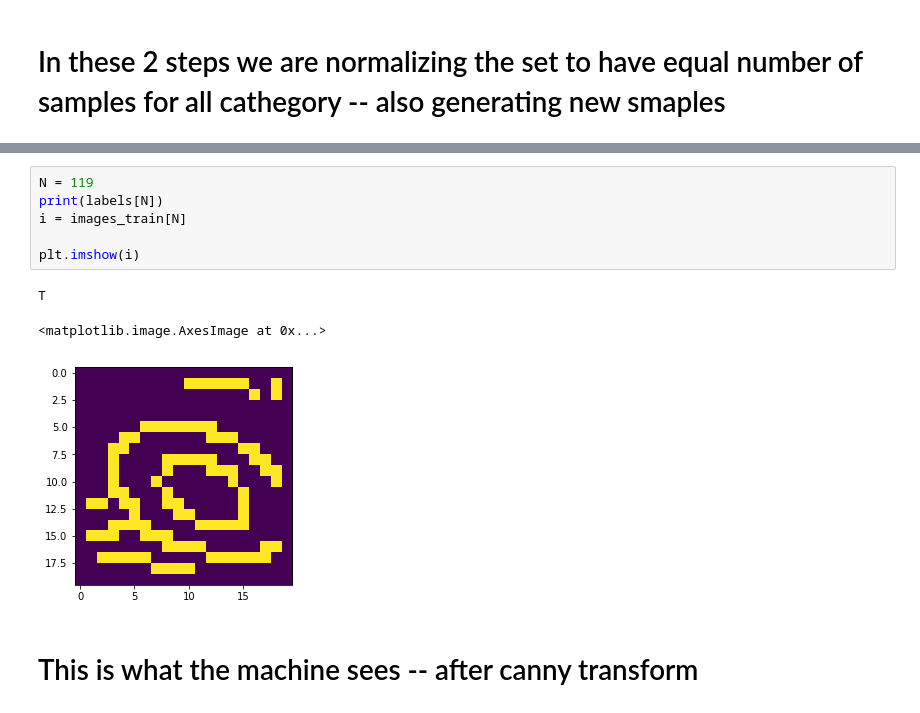
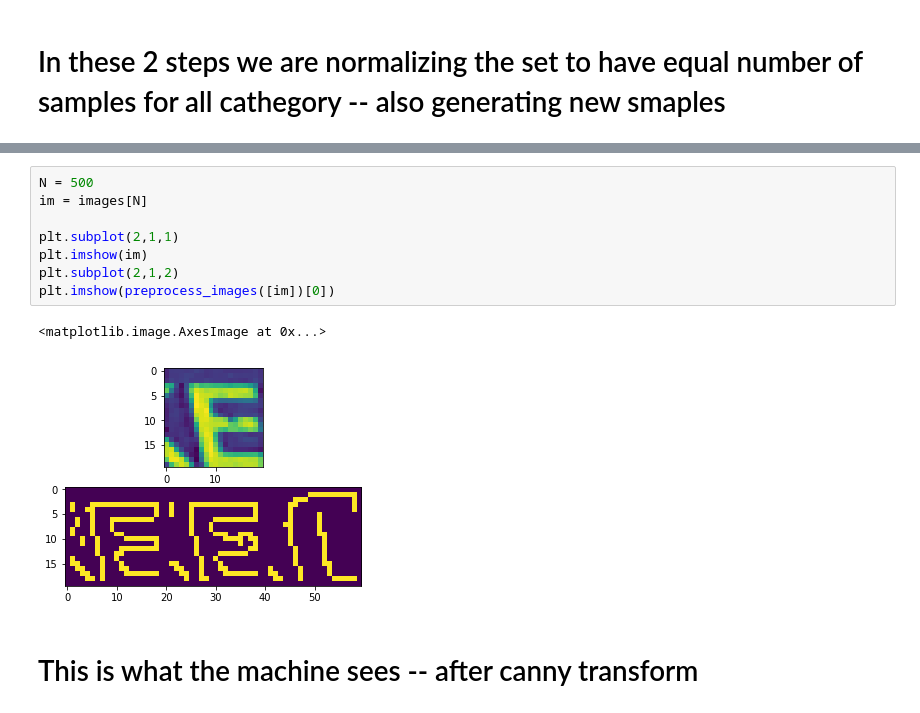
Before and after one commit to tempflip/char_recognition, a Jupyter notebook: char_classify.ipynb, the cells around one changed output, grey strips where cells are left out. Drawn from its saved outputs; the diff is of its cells as text.

```diff
--- a/char_classify.ipynb
+++ b/char_classify.ipynb
@@ -166,16 +179,17 @@ def preprocess_images(img_list):
     return np.array(im_list)
 
 images_train = preprocess_images(images_train)
-# %%
-N = 119
-print(labels[N])
-i = images_train[N]
-
-plt.imshow(i)
-# %% [output]
-T
-<matplotlib.image.AxesImage at 0x...>
-[figure, removed]
+# %%
+N = 500
+im = images[N]
+
+plt.subplot(2,1,1)
+plt.imshow(im)
+plt.subplot(2,1,2)
+plt.imshow(preprocess_images([im])[0])
+# %% [output]
+<matplotlib.image.AxesImage at 0x...>
+[figure, added]
 # %% [markdown]
 # This is what the machine sees -- after canny transform
 # %%
```
Also changed, not shown: parts of 18 cells of this notebook.
